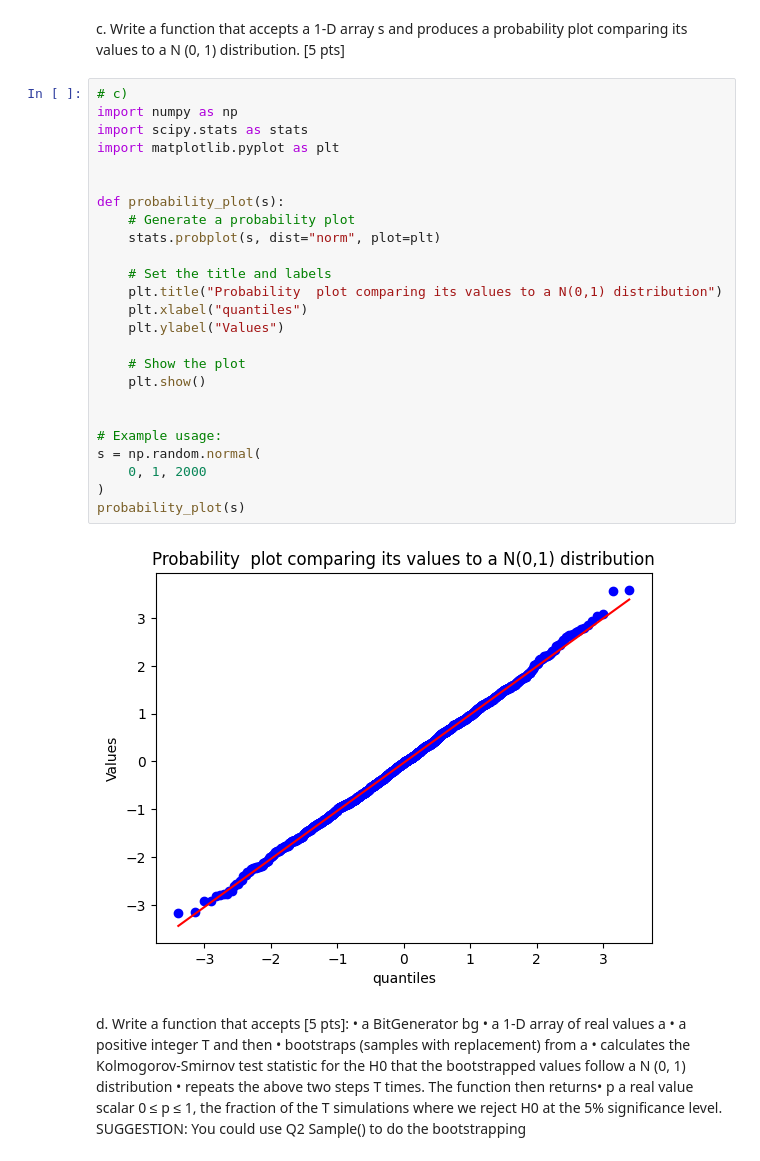
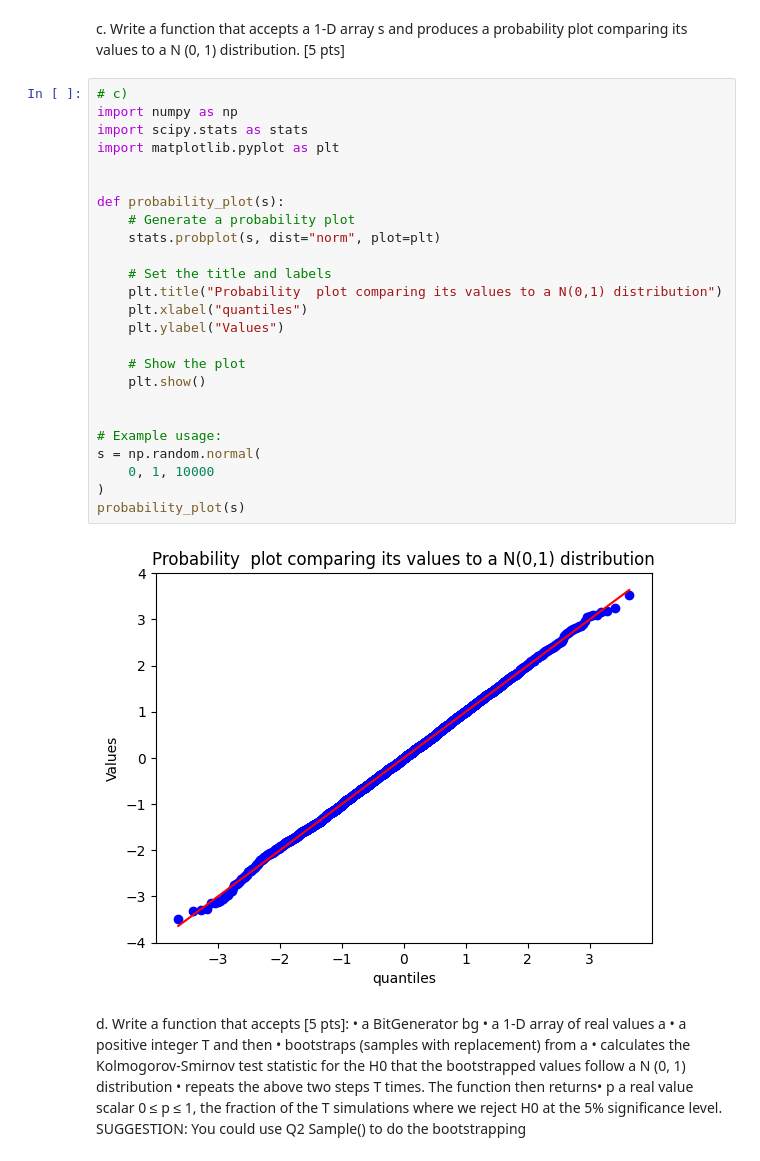
Before and after one commit to bordeauxlink/assignment-1---FINANCIAL-ECONOMETRICS, a Jupyter notebook: problem3.ipynb, the cells around one changed output. Saved outputs shown, nothing was run; the diff lists cells and outputs as text.

```diff
--- a/problem3.ipynb
+++ b/problem3.ipynb
@@ -83,30 +83,30 @@ c. Write a function that accepts a 1-D array s and produces a probability plot c
 # %%
 # c)
 import numpy as np
 import scipy.stats as stats
 import matplotlib.pyplot as plt
 
 
 def probability_plot(s):
     # Generate a probability plot
     stats.probplot(s, dist="norm", plot=plt)
 
     # Set the title and labels
     plt.title("Probability  plot comparing its values to a N(0,1) distribution")
     plt.xlabel("quantiles")
     plt.ylabel("Values")
 
     # Show the plot
     plt.show()
 
 
 # Example usage:
 s = np.random.normal(
-    0, 1, 2000
+    0, 1, 10000
 )
 probability_plot(s)
 # %% [output]
-[figure, old version]
+[figure, new version]
 # %% [markdown]
 d. Write a function that accepts [5 pts]: • a BitGenerator bg • a 1-D array of real values a • a positive integer T and then • bootstraps (samples with replacement) from a • calculates the Kolmogorov-Smirnov test statistic for the H0 that the bootstrapped values follow a N (0, 1) distribution • repeats the above two steps T times. The function then returns• p a real value scalar 0 ≤ p ≤ 1, the fraction of the T simulations where we reject H0 at the 5% significance level. SUGGESTION: You could use Q2 Sample() to do the bootstrapping
 # %%
```
Also changed, not shown: parts of 3 cells of this notebook.
